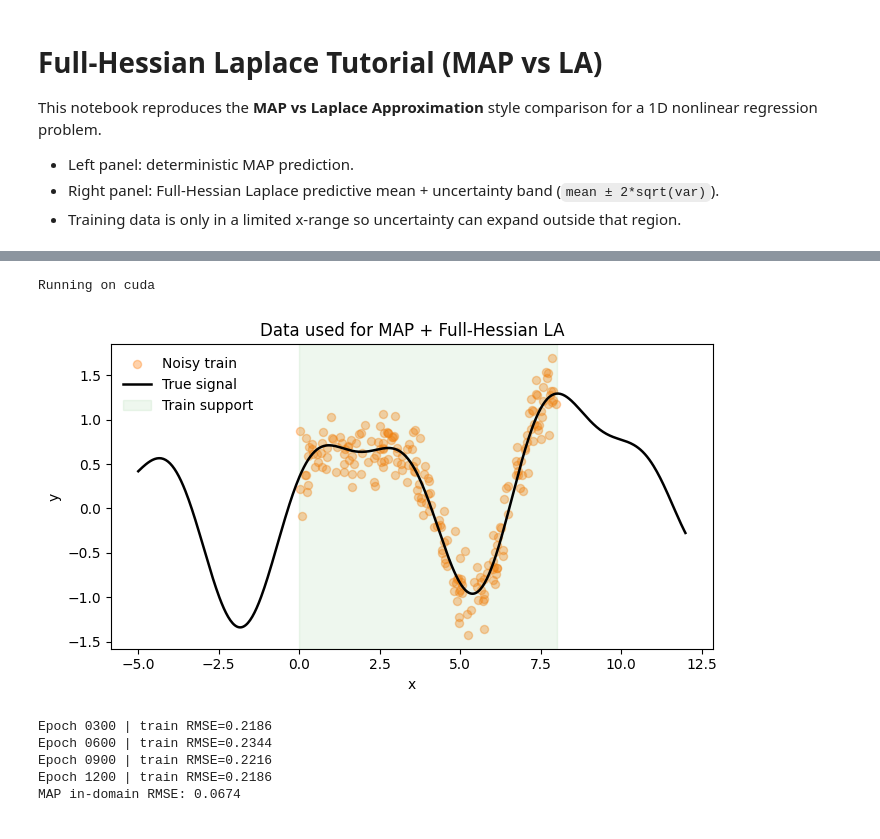
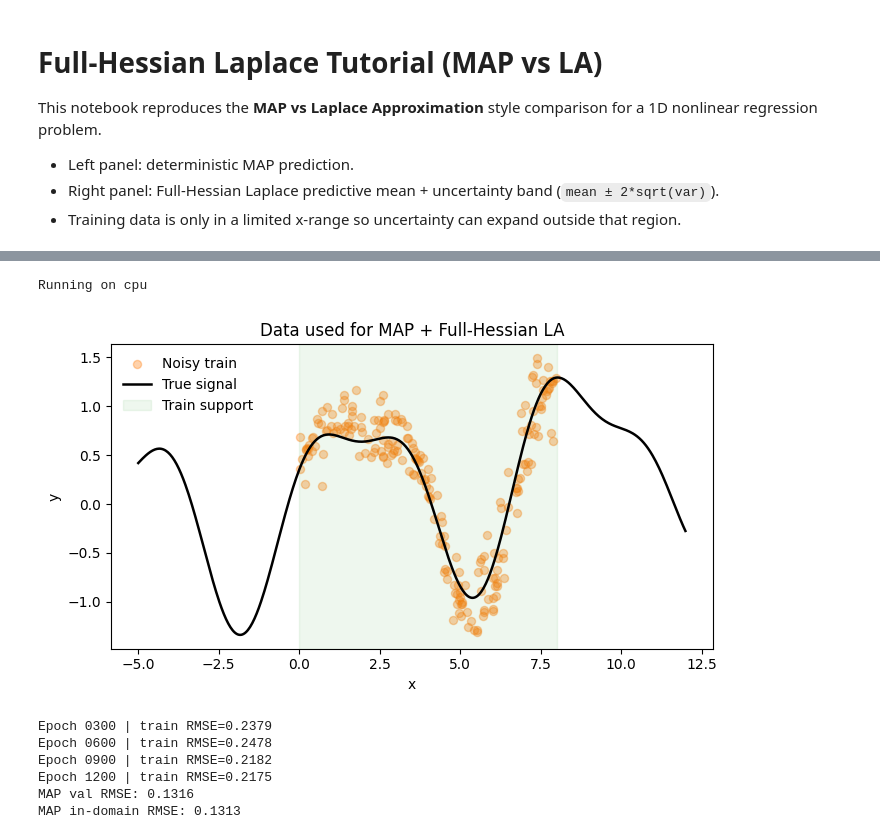
Before and after one commit to Vispikarkaria/Deep-UQ, a Jupyter notebook: notebooks/laplace/Laplace_FullHessian_Tutorial.ipynb, the cells around one changed output, grey strips where cells are left out. Cells and saved outputs as stored; diff of their text form; code cells hidden in the pictures.

```diff
--- a/notebooks/laplace/Laplace_FullHessian_Tutorial.ipynb
+++ b/notebooks/laplace/Laplace_FullHessian_Tutorial.ipynb
@@ -47,43 +48,61 @@ from deepuq.utils import set_seed
 DEVICE = torch.device('cuda' if torch.cuda.is_available() else 'cpu')
 set_seed(21)
 print('Running on', DEVICE)
+
+def gaussian_nll(mean: torch.Tensor, var: torch.Tensor, target: torch.Tensor) -> float:
+    var = var.clamp_min(1e-8)
+    return (
+        0.5
+        * (
+            math.log(2.0 * math.pi)
+            + torch.log(var)
+            + (target - mean) ** 2 / var
+        )
+    ).mean().item()
 # %% [output]
-Running on cuda
+Running on cpu
 # %%
 # Synthetic nonlinear function
 def target_fn(x: torch.Tensor) -> torch.Tensor:
     return 0.9 * torch.sin(0.9 * x) + 0.35 * torch.cos(1.7 * x) + 0.05 * x
 
-# Train data only in [0, 8] to highlight OOD uncertainty
+# Train/validation data are in [0, 8]; plotting extends out-of-domain.
 n_train = 220
+n_val = 120
 noise_std = 0.22
 gen = torch.Generator().manual_seed(21)
+
 x_train = torch.rand(n_train, 1, generator=gen) * 8.0
 y_train_true = target_fn(x_train)
 y_train = y_train_true + noise_std * torch.randn_like(y_train_true)
 
-# In-domain holdout set for RMSE
+x_val = torch.rand(n_val, 1, generator=gen) * 8.0
+y_val_true = target_fn(x_val)
+
+# In-domain holdout test set for RMSE
 x_test = torch.rand(160, 1, generator=gen) * 8.0
 y_test_true = target_fn(x_test)
 
 # Wide plotting grid for MAP vs LA visualization
 x_plot = torch.linspace(-5.0, 12.0, 500).unsqueeze(-1)
 y_plot_true = target_fn(x_plot)
 
-train_loader = DataLoader(TensorDataset(x_train, y_train), batch_size=64, shuffle=True)
+train_dataset = TensorDataset(x_train, y_train)
+train_loader = DataLoader(train_dataset, batch_size=64, shuffle=True)
+curvature_loader = DataLoader(train_dataset, batch_size=64, shuffle=False)
 
 plt.figure(figsize=(7, 4))
 plt.scatter(x_train.numpy(), y_train.numpy(), s=34, alpha=0.35, color='tab:orange', label='Noisy train')
 plt.plot(x_plot.numpy(), y_plot_true.numpy(), color='black', linewidth=1.8, label='True signal')
 plt.axvspan(0.0, 8.0, color='tab:green', alpha=0.08, label='Train support')
 plt.title('Data used for MAP + Full-Hessian LA')
 plt.xlabel('x')
 plt.ylabel('y')
 plt.legend(frameon=False)
 plt.tight_layout()
 plt.show()
 # %% [output]
-[figure, old version]
+[figure, new version]
 # %%
 # Train deterministic MAP model
 model = MLP(input_dim=1, hidden_dims=[64, 64], output_dim=1, p_drop=0.0).to(DEVICE)
@@ -108,14 +127,18 @@ for epoch in range(1200):
 model.eval()
 with torch.no_grad():
     map_pred = model(x_plot.to(DEVICE)).cpu()
+    val_pred = model(x_val.to(DEVICE)).cpu()
     id_pred = model(x_test.to(DEVICE)).cpu()
 
+map_val_rmse = torch.sqrt(torch.nn.functional.mse_loss(val_pred, y_val_true)).item()
 map_rmse = torch.sqrt(torch.nn.functional.mse_loss(id_pred, y_test_true)).item()
+print(f'MAP val RMSE: {map_val_rmse:.4f}')
 print(f'MAP in-domain RMSE: {map_rmse:.4f}')
 # %% [output]
-Epoch 0300 | train RMSE=0.2186
-Epoch 0600 | train RMSE=0.2344
-Epoch 0900 | train RMSE=0.2216
-Epoch 1200 | train RMSE=0.2186
-MAP in-domain RMSE: 0.0674
+Epoch 0300 | train RMSE=0.2379
+Epoch 0600 | train RMSE=0.2478
+Epoch 0900 | train RMSE=0.2182
+Epoch 1200 | train RMSE=0.2175
+MAP val RMSE: 0.1316
+MAP in-domain RMSE: 0.1313
 # %%
```
Also changed, not shown: parts of 5 cells of this notebook, 6 other files.
